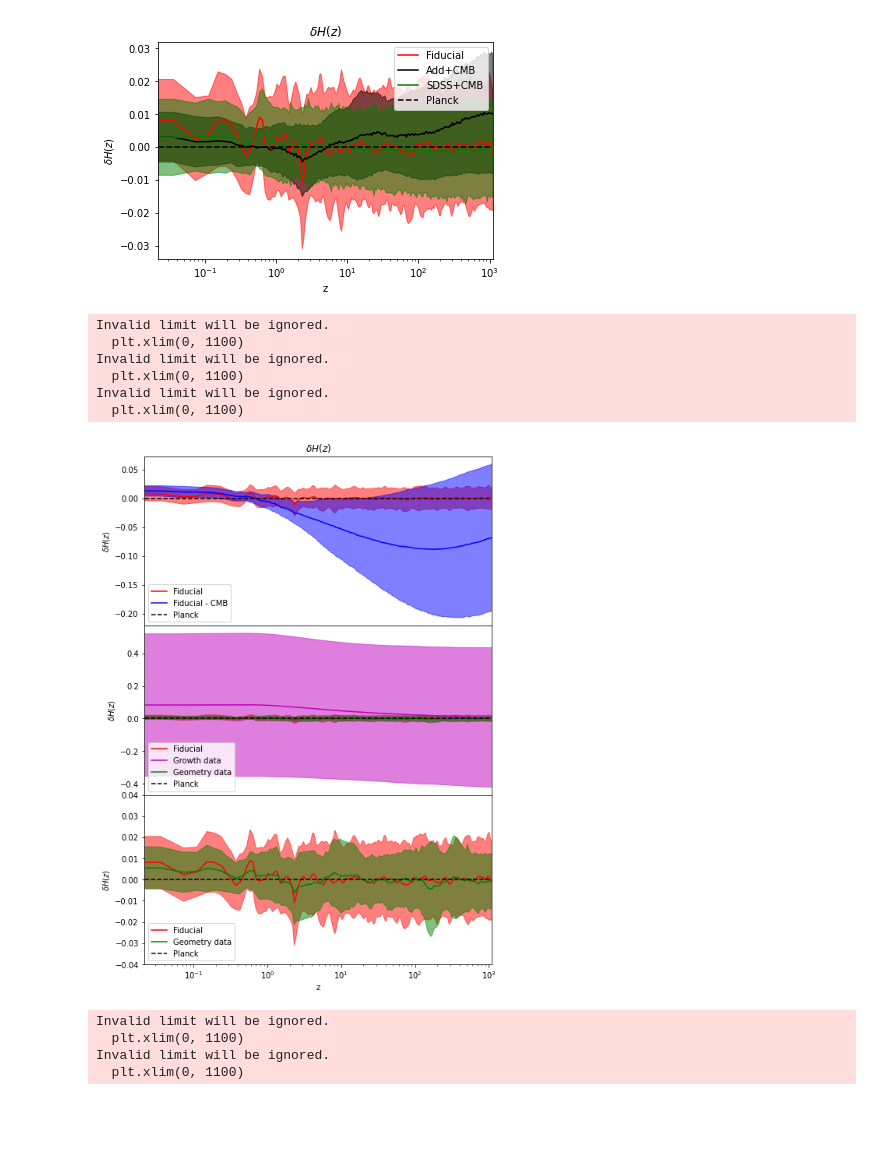
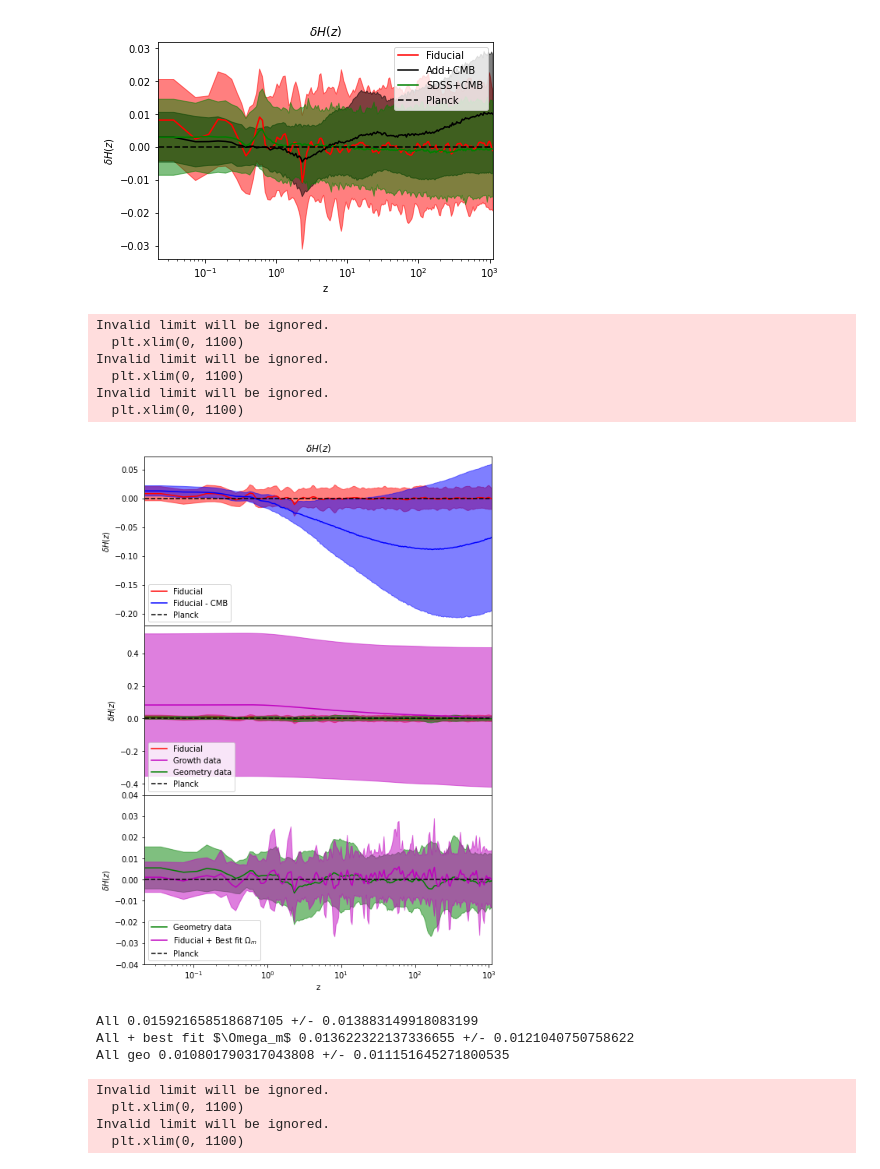
Before and after one commit to JaimeRZP/Growz, a Jupyter notebook: notebooks/plotting.ipynb, the cells around one changed output. Saved outputs shown, nothing was run; the diff lists cells and outputs as text; code cells hidden in the pictures; blank space fills up the shorter version.

```diff
--- a/notebooks/plotting.ipynb
+++ b/notebooks/plotting.ipynb
@@ -401,6 +435,7 @@ DESI_CMB_LCDM_samples = make_samples(DESI_CMB_LCDM, ['H0_gp', 'omega_b', 'Omega_
 nogp_samples = make_samples(nogp_fiducial, ['H0_gp', 'omega_b', 'Omega_m', 's80', 'S80'], ranges, r'$\Lambda$CDM')
 All_Wm_samples = make_samples(All_Wm, ['l', 'H0', 'omega_b', 'Omega_m', 's80', 'S80'], ranges, 'No CMB')
 All_CMB_Wm_samples = make_samples(All_CMB_Wm, ['n', 'l', 'H0_gp', 'omega_b', 'Omega_m', 's80', 'S80'], ranges, 'Fiducial_Wm')
+All_CMB_noWm_bf_samples = make_samples(All_CMB_noWm_bf, ['n', 'l', 'H0_gp', 'omega_b', 's80', 'S80'], ranges, 'All_noWm_bf')
 All_CMB_hp_samples = make_samples(All_CMB_hp, ['H0_gp', 'omega_b', 'omega_m', 's80', 'S80'],
                                       ranges, 'Fixed HP')
 All_CMB_Wm_hp2_samples = make_samples(All_CMB_Wm_hp2, ['n'],
@@ -431,6 +466,11 @@ cosmo44_A0_samples = make_samples(cosmo44_A0, ['n', 'l', 'A0', 'H0_gp', 'omega_b
 cosmo44_bf_samples = make_samples(cosmo44_bf, ['n', 'l', 'A0', 'H0_gp', 'omega_b', 'Omega_m', 's80', 'S80'], ranges, 'cosmo44_bf')
 LCDM_cosmo44_samples = make_samples(LCDM_cosmo44, ['n', 'l', 'A0', 'H0_gp', 'omega_b', 'Omega_m', 's80', 'S80'], ranges, 'LCDM_cosmo44')
 
+cosmo43_samples = make_samples(cosmo43, ['n', 'l', 'H0_gp', 'omega_b', 'Omega_m', 's80', 'S80'], ranges, 'cosmo43')
+cosmo43_A0_samples = make_samples(cosmo43_A0, ['n', 'l', 'A0', 'M', 'H0_gp', 'omega_b', 'Omega_m', 's80', 'S80'], ranges, 'cosmo43_A0')
+cosmo43_bf_samples = make_samples(cosmo43_bf, ['n', 'l', 'A0', 'M', 'H0_gp', 'omega_b', 'Omega_m', 's80', 'S80'], ranges, 'cosmo43_bf')
+LCDM_cosmo43_samples = make_samples(LCDM_cosmo43, ['n', 'l', 'A0', 'H0_gp', 'omega_b', 'Omega_m', 's80', 'S80'], ranges, 'LCDM_cosmo43')
+
 
 #cosmo1_samples = make_samples(cosmo1, ['n', 'l', 'H0_gp', 'omega_b', 'omega_m', 's80', 'S80'], ranges, 'cosmo1')
 #cosmo2_samples = make_samples(cosmo2, ['n', 'l', 'H0_gp', 'omega_b', 'omega_m', 's80', 'S80'], ranges, 'cosmo2')
@@ -463,7 +503,7 @@ np.median(All_CMB_geo['l'])
 2.0400366336801237
 # %%
 g = plots.getSubplotPlotter(subplot_size=2.5)
-g.triangle_plot([All_CMB_Wm_samples, All_CMB_geo_samples],
+g.triangle_plot([All_CMB_noWm_bf_samples, All_CMB_geo_samples],
                 ['n', 'l'],
                 filled=True,
                 markers={'H0':100*data_class.cosmo.h(),
@@ -648,3 +678,12 @@ g.triangle_plot([cosmo44_A0_samples, All_CMB_Wm_samples, cosmo44_bf_samples, LCD
+# %%
+g = plots.getSubplotPlotter(subplot_size=2.5)
+g.triangle_plot([cosmo43_A0_samples, cosmo43_samples, cosmo43_bf_samples, LCDM_cosmo43_samples],
+                ['n', 'l', 'H0_gp', 'M', 'A0',  'Omega_m', 's80', 'S80'],
+                filled=True,
+                markers={'H0_gp':100*data_class.cosmo.h(),
+                         'Omega_m': data_class.cosmo.Omega_m(),
+                         's80': data_class.cosmo.sigma8(),
+                         'S80': data_class.cosmo.sigma8()*np.sqrt(data_class.cosmo.Omega_m()/0.3)})
 # %%
 print('H0*A0 :', np.mean(cosmo44_A0['H0_gp'])*np.mean(cosmo44_A0['A0']), '+-', np.std(cosmo44_A0['H0_gp']))
 print('best fit LCDM :', np.mean(LCDM_cosmo44['H0_gp']), '+-', np.std(LCDM_cosmo44['H0_gp']))
@@ -1002,37 +1039,50 @@ plt.xlim(0, 1100)
 plt.xlabel("z")
 plt.ylabel(r"$ \delta H(z)$")
 #plt.title(r"$\delta H(z)$")
 plt.legend(loc='lower left')
 plt.setp( ax2.get_xticklabels(), visible=False)
 
 ax3 = plt.subplot(313, sharex = ax1)
-plt.plot(z_arr,  dH_All_CMB_m, color ='r', label='Fiducial')
-plt.fill_between(z_arr, dH_All_CMB_m+dH_All_CMB_s,
-                 dH_All_CMB_m-dH_All_CMB_s, color='r', alpha=.5)
+#plt.plot(z_arr,  dH_All_CMB_m, color ='r', label='Fiducial')
+#plt.fill_between(z_arr, dH_All_CMB_m+dH_All_CMB_s,
+#                 dH_All_CMB_m-dH_All_CMB_s, color='r', alpha=.5)
 
 plt.plot(z_arr,  dH_All_CMB_geo_m, color ='g', label='Geometry data')
 plt.fill_between(z_arr, dH_All_CMB_geo_m+dH_All_CMB_geo_s,
                  dH_All_CMB_geo_m-dH_All_CMB_geo_s, color='g', alpha=.5)
+
+plt.plot(z_arr,  dH_All_CMB_noWm_bf_m, color ='m', label='Fiducial + Best fit $\Omega_m$')
+plt.fill_between(z_arr, dH_All_CMB_noWm_bf_m+dH_All_CMB_noWm_bf_s,
+                 dH_All_CMB_noWm_bf_m-dH_All_CMB_noWm_bf_s, color='m', alpha=.5)
+
 plt.plot(z_planck, np.zeros_like(z_planck), 'k--', label='Planck')
 
 plt.xscale('log')
 plt.xlim(0, 1100)
 plt.ylim(-.04, .04)
 plt.xlabel("z")
 plt.ylabel(r"$ \delta H(z)$")
 #plt.title(r"$\delta H(z)$")
 plt.legend(loc='lower left')
 
 os.remove('/mnt/c/Users/Jaime/Desktop/PhD/gp_figures/dH_gp_geo_vs_gro.pdf')
 plt.savefig('/mnt/c/Users/Jaime/Desktop/PhD/gp_figures/dH_gp_geo_vs_gro.pdf')
 # %% [output]
 Invalid limit will be ignored.
   plt.xlim(0, 1100)
 Invalid limit will be ignored.
   plt.xlim(0, 1100)
 Invalid limit will be ignored.
   plt.xlim(0, 1100)
-[figure, old version]
+[figure, new version]
+# %%
+print('All', np.mean(All_CMB_Wm['n']), '+/-', np.std(All_CMB_Wm['n']))
+print('All + best fit $\Omega_m$', np.mean(All_CMB_noWm_bf['n']), '+/-', np.std(All_CMB_noWm_bf['n']))
+print('All geo', np.mean(All_CMB_geo['n']), '+/-', np.std(All_CMB_geo['n']))
+# %% [output]
+All 0.015921658518687105 +/- 0.013883149918083199
+All + best fit $\Omega_m$ 0.013622322137336655 +/- 0.0121040750758622
+All geo 0.010801790317043808 +/- 0.011151645271800535
 # %%
 fig=plt.figure(figsize=(8,8))
 fig.subplots_adjust(hspace=0)
```
Also changed, not shown: parts of 37 cells of this notebook.
